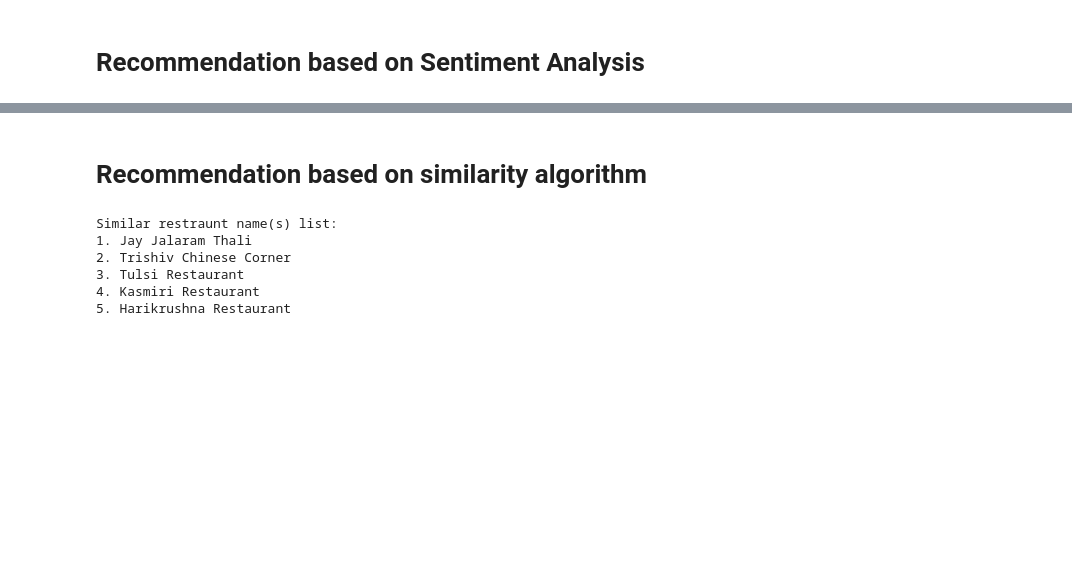
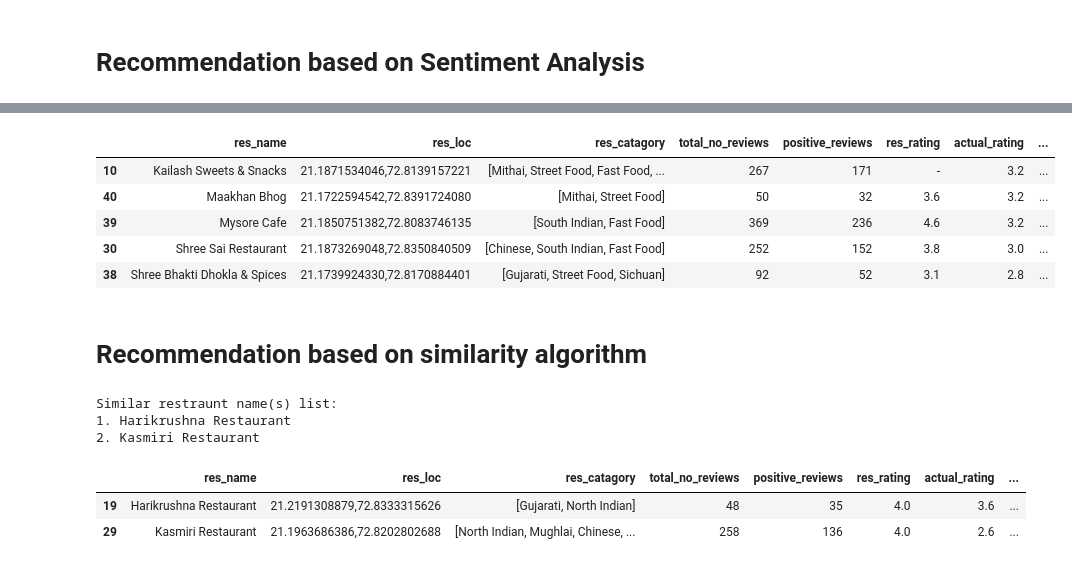
Before and after one commit to duartebarbosa12/restaurants_recommendation, a Jupyter notebook: restaurants2.ipynb, the cells around one changed output, grey strips where cells are left out. Saved outputs shown, nothing was run; the diff lists cells and outputs as text; code cells hidden in the pictures; blank space fills up the shorter version.

```diff
--- a/restaurants2.ipynb
+++ b/restaurants2.ipynb
@@ -133,3 +133,55 @@ def analyze_recommendation(data_frame, location, category, rating):
+# %%
+from sklearn.feature_extraction.text import TfidfVectorizer
+from sklearn.metrics.pairwise import cosine_similarity
+
+def analyze_recommendation(data_frame, category):
+    message = ""
+    ideal_restaurants = data_frame.copy()
+
+    if len(ideal_restaurants) == 0:
+        message = "No restaurants found near you"
+
+    # Filtering the data by the category
+    category_str = ' '.join(category)
+    documents = [category_str] + ideal_restaurants['bag_of_words'].tolist()
+    vectorizer = TfidfVectorizer().fit(documents)
+
+    # Transform the user and restaurant 'documents' to TF-IDF vectors
+    user_vector = vectorizer.transform(category)
+    restaurant_vectors = vectorizer.transform(ideal_restaurants['bag_of_words'])
+    similarities = cosine_similarity(user_vector, restaurant_vectors)
+
+    # Sorting the data
+    ideal_restaurants['similarity'] = similarities.mean(axis=0)
+    ideal_restaurants = ideal_restaurants.sort_values(by='similarity', ascending=False)
+
+    # Removing those not similar
+    top_iqr = ideal_restaurants['similarity'].quantile(0.75)
+    ideal_restaurants = ideal_restaurants[ideal_restaurants['similarity'] > top_iqr]
+
+    # Using ranking to get the top 5 restaurants
+    mean = ideal_restaurants['actual_rating'].mean()
+    ideal_restaurants = ideal_restaurants[ideal_restaurants['actual_rating'] > mean]
+
+    # Sorting by rating
+    ideal_restaurants = ideal_restaurants.sort_values(by='actual_rating', ascending=False)
+
+    # Getting the top 5
+    ideal_restaurants = ideal_restaurants.head(10)
+
+    return ideal_restaurants, message
+# %%
+category = ['indian', 'food', 'street']
+restaurants, message = analyze_recommendation(data_frame, category)
+# %%
+restaurants
+# %% [output]
+|  | res_name | res_loc | res_catagory | total_no_reviews | positive_reviews | res_rating | actual_rating | ... |
+| 10 | Kailash Sweets & Snacks | 21.1871534046,72.8139157221 | [Mithai, Street Food, Fast Food, ... | 267 | 171 | - | 3.2 | ... |
+| 40 | Maakhan Bhog | 21.1722594542,72.8391724080 | [Mithai, Street Food] | 50 | 32 | 3.6 | 3.2 | ... |
+| 39 | Mysore Cafe | 21.1850751382,72.8083746135 | [South Indian, Fast Food] | 369 | 236 | 4.6 | 3.2 | ... |
+| 30 | Shree Sai Restaurant | 21.1873269048,72.8350840509 | [Chinese, South Indian, Fast Food] | 252 | 152 | 3.8 | 3.0 | ... |
+| 38 | Shree Bhakti Dhokla & Spices | 21.1739924330,72.8170884401 | [Gujarati, Street Food, Sichuan] | 92 | 52 | 3.1 | 2.8 | ... |
 # %% [markdown]
 # Recommendation based on similarity algorithm
 # %%
@@ -158,9 +216,12 @@ def recommendation(title, total_result=5, threshold=0.5):
 # %%
-recommendation('Radhe Dhokla')
+restaurants = recommendation('Radhe Dhokla')
 # %% [output]
 Similar restraunt name(s) list:
-1. Jay Jalaram Thali
-2. Trishiv Chinese Corner
-3. Tulsi Restaurant
-4. Kasmiri Restaurant
-5. Harikrushna Restaurant
+1. Harikrushna Restaurant
+2. Kasmiri Restaurant
+# %%
+restaurants
+# %% [output]
+|  | res_name | res_loc | res_catagory | total_no_reviews | positive_reviews | res_rating | actual_rating | ... |
+| 19 | Harikrushna Restaurant | 21.2191308879,72.8333315626 | [Gujarati, North Indian] | 48 | 35 | 4.0 | 3.6 | ... |
+| 29 | Kasmiri Restaurant | 21.1963686386,72.8202802688 | [North Indian, Mughlai, Chinese, ... | 258 | 136 | 4.0 | 2.6 | ... |
```
Also changed, not shown: parts of 5 cells of this notebook.
